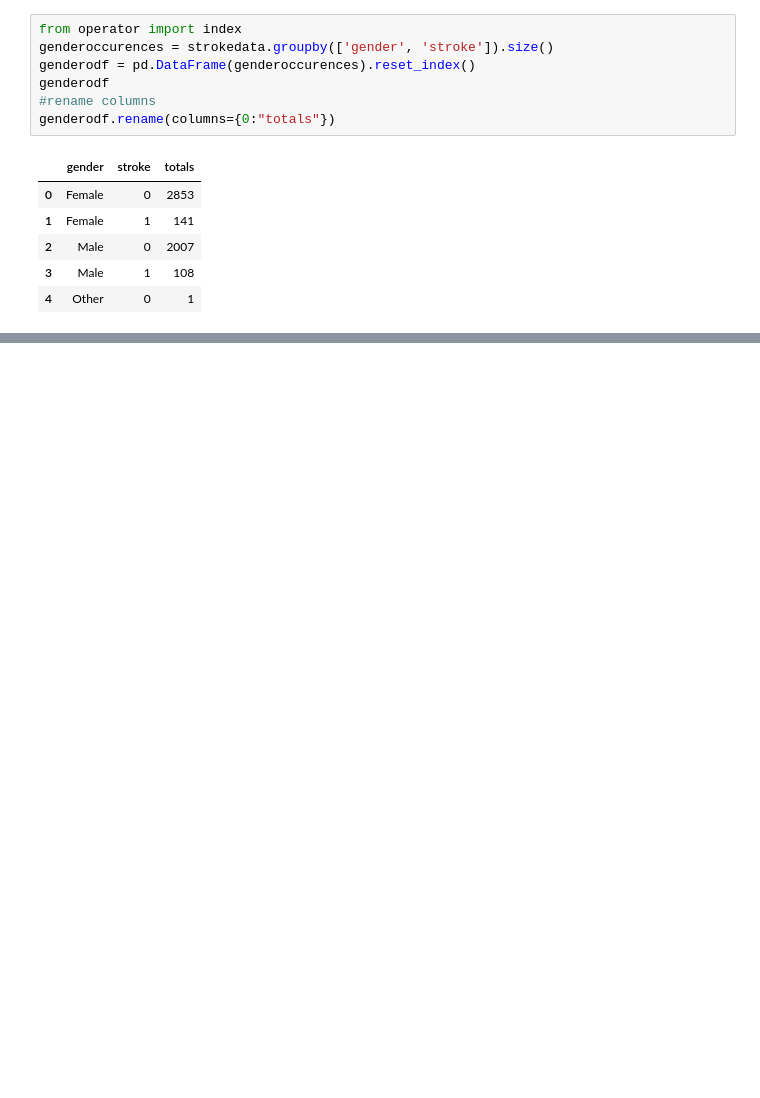
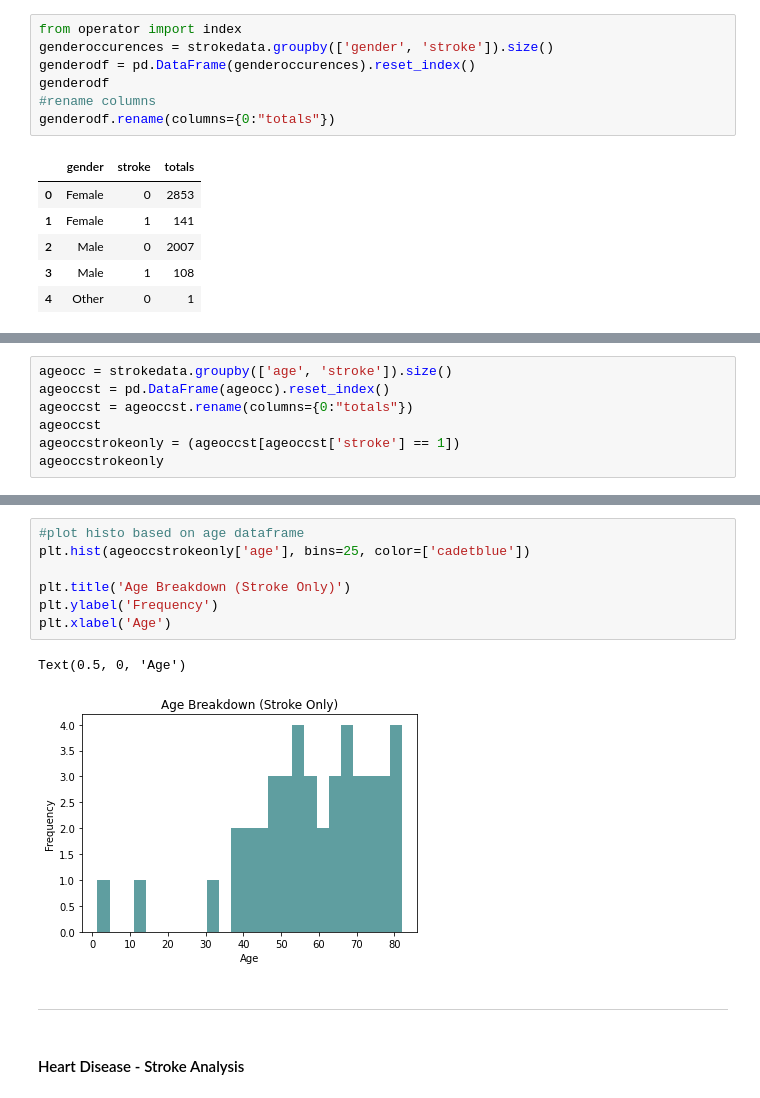
Before and after one commit to maddieannette/strokeprediction, a Jupyter notebook: Stroke_Pred_DA.ipynb, the cells around one changed output, grey strips where cells are left out. Drawn from its saved outputs; the diff is of its cells as text; blank space fills up the shorter version.

```diff
--- a/Stroke_Pred_DA.ipynb
+++ b/Stroke_Pred_DA.ipynb
@@ -90,0 +122,7 @@ ax.bar_label(ax.containers[1], label_type='edge')
+# %%
+ageocc = strokedata.groupby(['age', 'stroke']).size()
+ageoccst = pd.DataFrame(ageocc).reset_index()
+ageoccst = ageoccst.rename(columns={0:"totals"})
+ageoccst
+ageoccstrokeonly = (ageoccst[ageoccst['stroke'] == 1])
+ageoccstrokeonly
@@ -90,0 +147,14 @@ ax.bar_label(ax.containers[1], label_type='edge')
+# %%
+#plot histo based on age dataframe
+plt.hist(ageoccstrokeonly['age'], bins=25, color=['cadetblue'])
+
+plt.title('Age Breakdown (Stroke Only)')
+plt.ylabel('Frequency')
+plt.xlabel('Age')
+# %% [output]
+Text(0.5, 0, 'Age')
+[figure, added]
+# %% [markdown]
+---
+# %% [markdown]
+#### Heart Disease - Stroke Analysis
```
Also changed, not shown: parts of 7 cells of this notebook.
